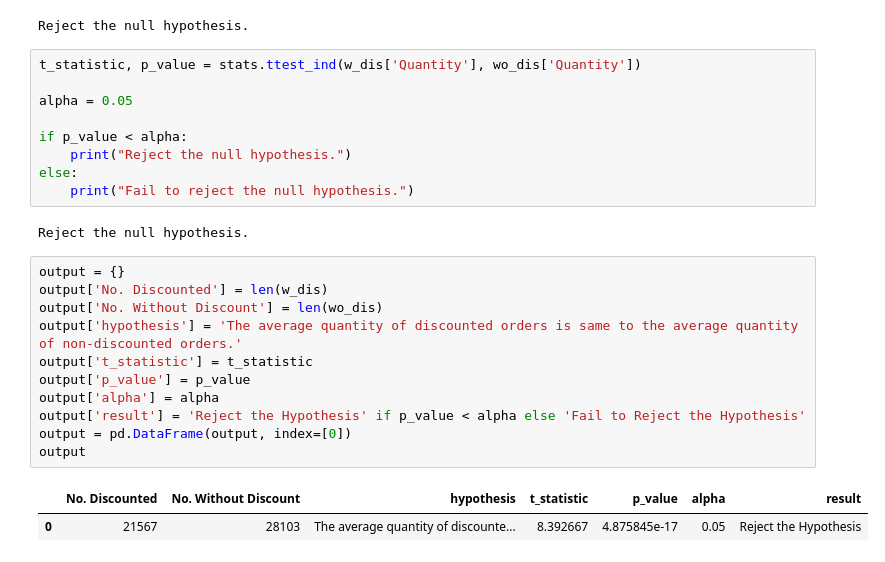
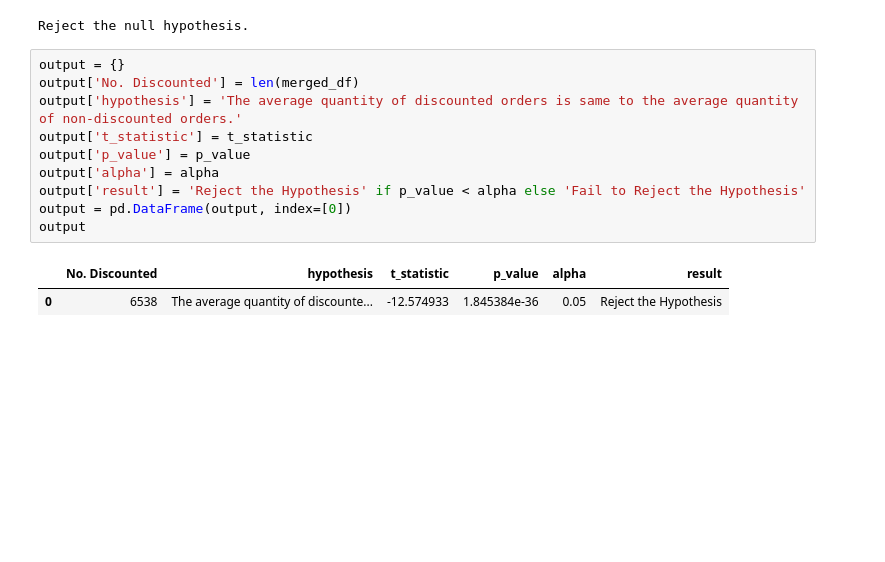
Before and after one commit to fahmani-ms/Superstore_Dashboard, a Jupyter notebook: Statistics/Statistical_v2.ipynb, the cells around one changed output. Cells and saved outputs as stored; diff of their text form; blank space fills up the shorter version.

Commit message:
Statistics v2

```diff
--- a/Statistics/Statistical_v2.ipynb
+++ b/Statistics/Statistical_v2.ipynb
@@ -94,28 +94,16 @@ else:
     print("Fail to reject the null hypothesis.")
 # %% [output]
 Reject the null hypothesis.
-# %%
-t_statistic, p_value = stats.ttest_ind(w_dis['Quantity'], wo_dis['Quantity'])
-
-alpha = 0.05
-
-if p_value < alpha:
-    print("Reject the null hypothesis.")
-else:
-    print("Fail to reject the null hypothesis.")
-# %% [output]
-Reject the null hypothesis.
 # %%
 output = {}
-output['No. Discounted'] = len(w_dis)
-output['No. Without Discount'] = len(wo_dis)
+output['No. Discounted'] = len(merged_df)
 output['hypothesis'] = 'The average quantity of discounted orders is same to the average quantity of non-discounted orders.'
 output['t_statistic'] = t_statistic
 output['p_value'] = p_value
 output['alpha'] = alpha
 output['result'] = 'Reject the Hypothesis' if p_value < alpha else 'Fail to Reject the Hypothesis'
 output = pd.DataFrame(output, index=[0])
 output
 # %% [output]
-|  | No. Discounted | No. Without Discount | hypothesis | t_statistic | p_value | alpha | result |
-| 0 | 21567 | 28103 | The average quantity of discounte... | 8.392667 | 4.875845e-17 | 0.05 | Reject the Hypothesis |
+|  | No. Discounted | hypothesis | t_statistic | p_value | alpha | result |
+| 0 | 6538 | The average quantity of discounte... | -12.574933 | 1.845384e-36 | 0.05 | Reject the Hypothesis |
```
Also changed, not shown: parts of 2 cells of this notebook.
